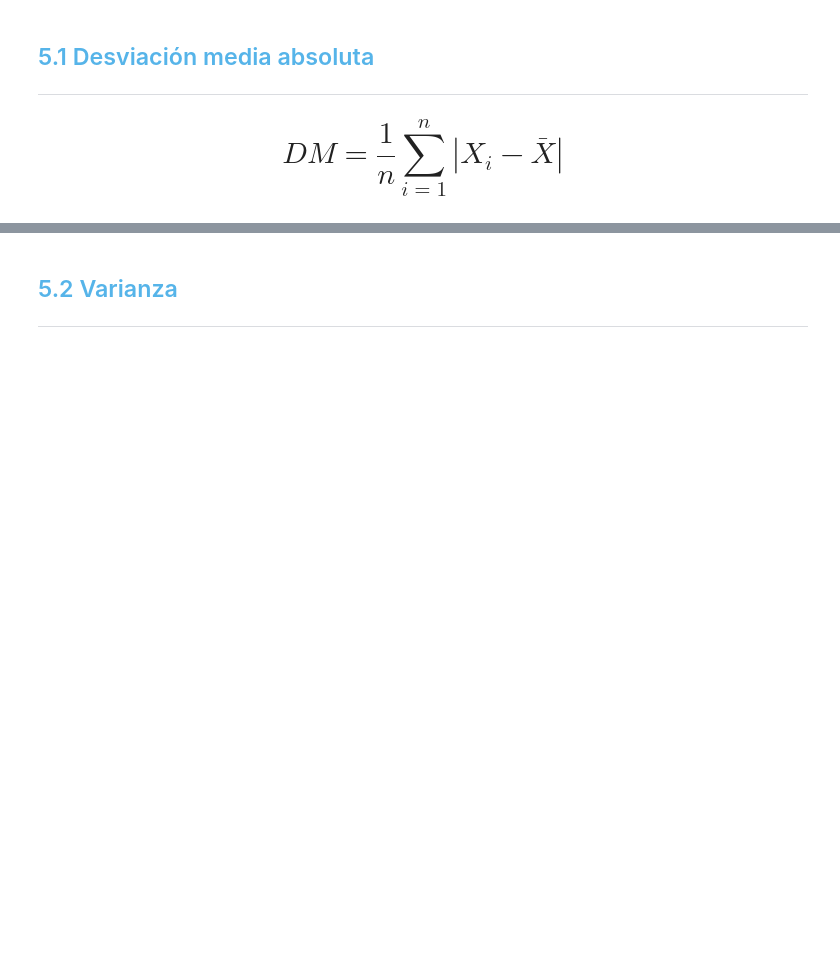
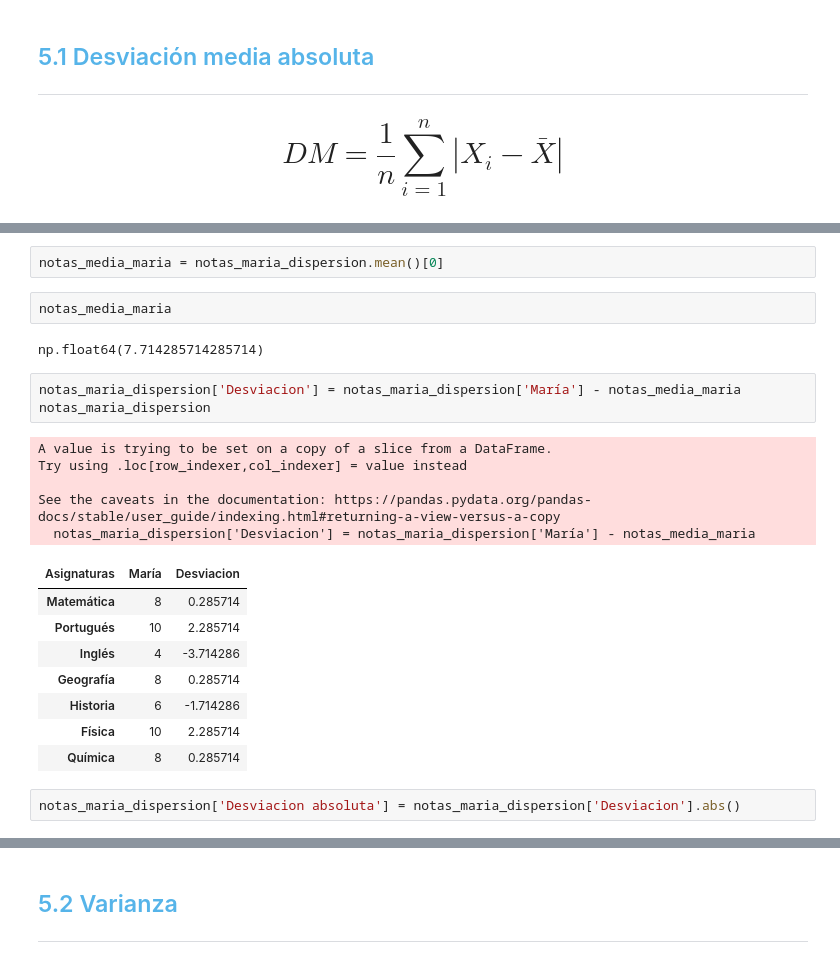
Before and after one commit to MyAppsTest/Estadistica_con_Python, a Jupyter notebook: Curso_de_Estadística_con_Python_1.ipynb, the cells around one changed output, grey strips where cells are left out. Cells and saved outputs as stored; diff of their text form; blank space fills up the shorter version.

```diff
--- a/Curso_de_Estadística_con_Python_1.ipynb
+++ b/Curso_de_Estadística_con_Python_1.ipynb
@@ -1058,0 +1082,25 @@ Aunque las medidas de tendencia central y de localización proporcionan un resum
+# %%
+notas_media_maria = notas_maria_dispersion.mean()[0]
+# %%
+notas_media_maria
+# %% [output]
+np.float64(7.714285714285714)
+# %%
+notas_maria_dispersion['Desviacion'] = notas_maria_dispersion['María'] - notas_media_maria
+notas_maria_dispersion
+# %% [output]
+A value is trying to be set on a copy of a slice from a DataFrame.
+Try using .loc[row_indexer,col_indexer] = value instead
+
+See the caveats in the documentation: https://pandas.pydata.org/pandas-docs/stable/user_guide/indexing.html#returning-a-view-versus-a-copy
+  notas_maria_dispersion['Desviacion'] = notas_maria_dispersion['María'] - notas_media_maria
+| Asignaturas | María | Desviacion |
+| Matemática | 8 | 0.285714 |
+| Portugués | 10 | 2.285714 |
+| Inglés | 4 | -3.714286 |
+| Geografía | 8 | 0.285714 |
+| Historia | 6 | -1.714286 |
+| Física | 10 | 2.285714 |
+| Química | 8 | 0.285714 |
+# %%
+notas_maria_dispersion['Desviacion absoluta'] = notas_maria_dispersion['Desviacion'].abs()
```
Also changed, not shown: parts of 8 cells of this notebook.
